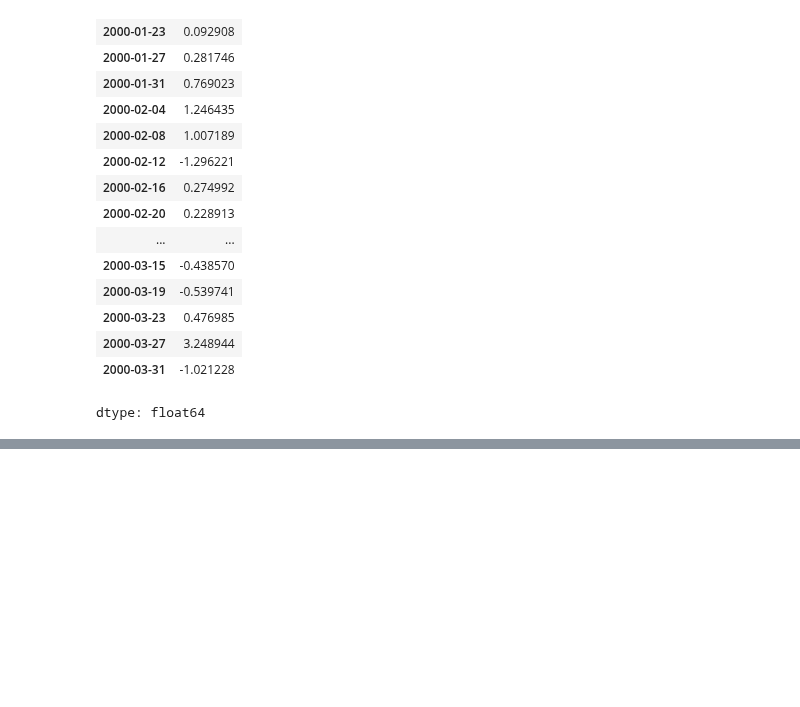
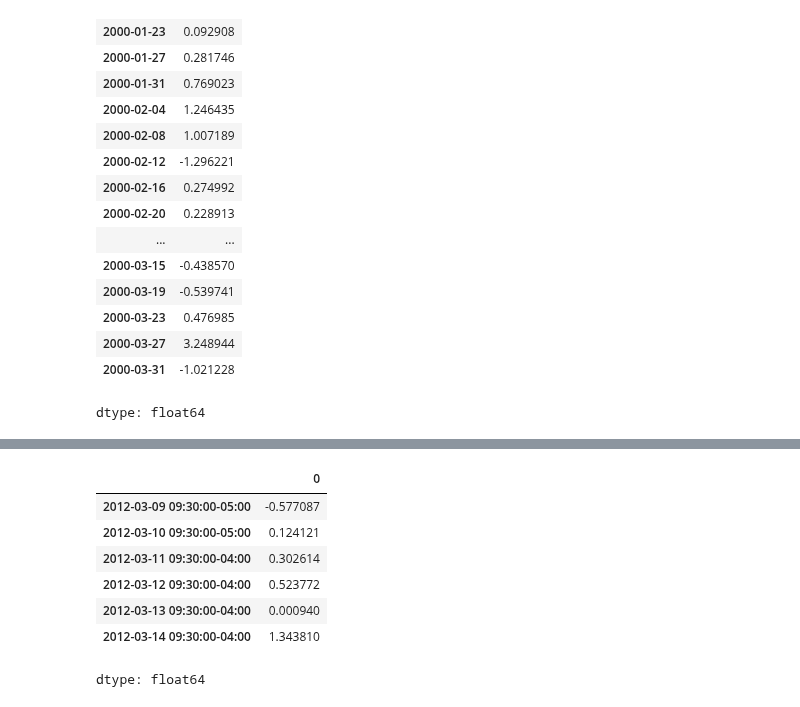
Before and after one commit to url-github/Pandas, a Jupyter notebook: 011_PywAD_Szeregi_czasowe.ipynb, the cells around one changed output, grey strips where cells are left out. Cells and saved outputs as stored; diff of their text form; code cells hidden in the pictures; blank space fills up the shorter version.

```diff
--- a/011_PywAD_Szeregi_czasowe.ipynb
+++ b/011_PywAD_Szeregi_czasowe.ipynb
@@ -962,0 +732,12 @@ pd.options.display.max_rows = PREVIOUS_MAX_ROWS
+# %%
+ts_eastern = ts.tz_localize("America/New_York")
+ts_eastern
+# %% [output]
+|  | 0 |
+| 2012-03-09 09:30:00-05:00 | -0.577087 |
+| 2012-03-10 09:30:00-05:00 | 0.124121 |
+| 2012-03-11 09:30:00-04:00 | 0.302614 |
+| 2012-03-12 09:30:00-04:00 | 0.523772 |
+| 2012-03-13 09:30:00-04:00 | 0.000940 |
+| 2012-03-14 09:30:00-04:00 | 1.343810 |
+dtype: float64
```
Also changed, not shown: parts of 176 cells of this notebook.
